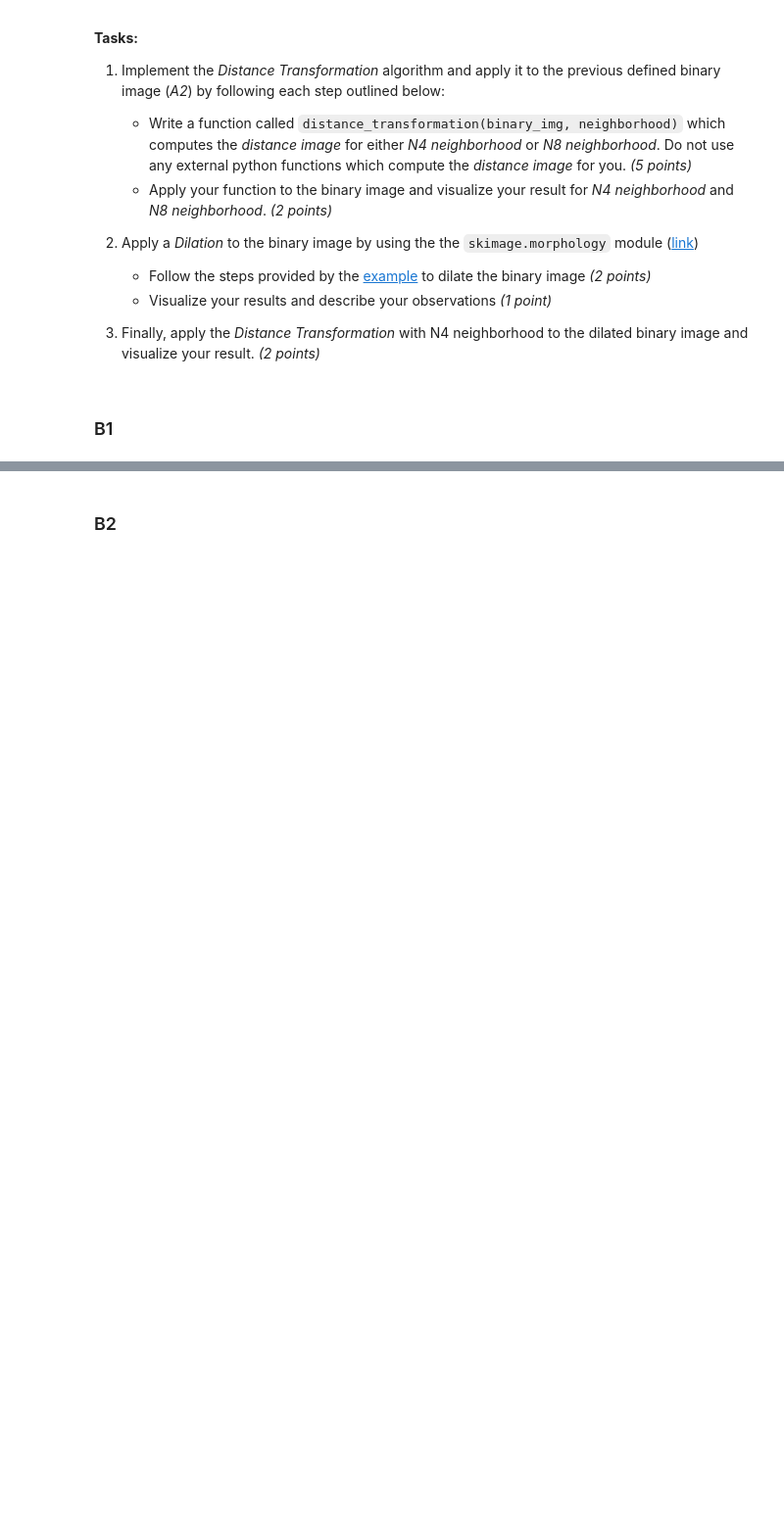
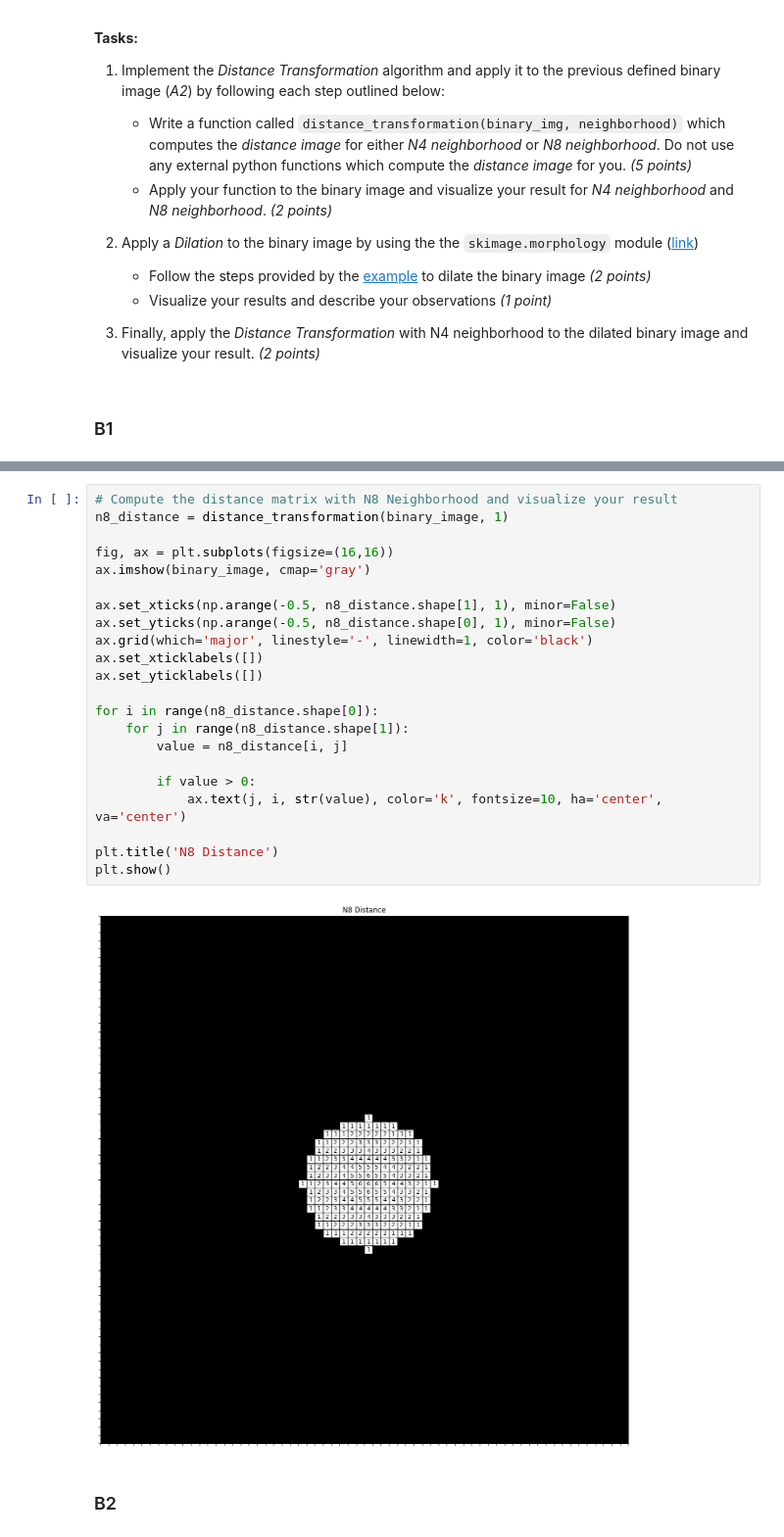
Before and after one commit to ArturKosma/Learning, a Jupyter notebook: jupyter/photogrammetry/photogrammetry_exercise_04.ipynb, the cells around one changed output, grey strips where cells are left out. Shown at 98% size. Cells and saved outputs as stored; diff of their text form; blank space fills up the shorter version.

```diff
--- a/jupyter/photogrammetry/photogrammetry_exercise_04.ipynb
+++ b/jupyter/photogrammetry/photogrammetry_exercise_04.ipynb
@@ -345,3 +403,27 @@ In the lecture your discussed *Morphological Operators* to expand and shrink the
+# %%
+# Compute the distance matrix with N8 Neighborhood and visualize your result
+n8_distance = distance_transformation(binary_image, 1)
+
+fig, ax = plt.subplots(figsize=(16,16))
+ax.imshow(binary_image, cmap='gray')
+
+ax.set_xticks(np.arange(-0.5, n8_distance.shape[1], 1), minor=False)
+ax.set_yticks(np.arange(-0.5, n8_distance.shape[0], 1), minor=False)
+ax.grid(which='major', linestyle='-', linewidth=1, color='black')
+ax.set_xticklabels([])
+ax.set_yticklabels([])
+
+for i in range(n8_distance.shape[0]):
+    for j in range(n8_distance.shape[1]):
+        value = n8_distance[i, j]
+
+        if value > 0:
+            ax.text(j, i, str(value), color='k', fontsize=10, ha='center', va='center')
+
+plt.title('N8 Distance')
+plt.show()
+# %% [output]
+[figure, added]
 # %% [markdown]
 ### B2
 # %%
```
Also changed, not shown: parts of 7 cells of this notebook.
